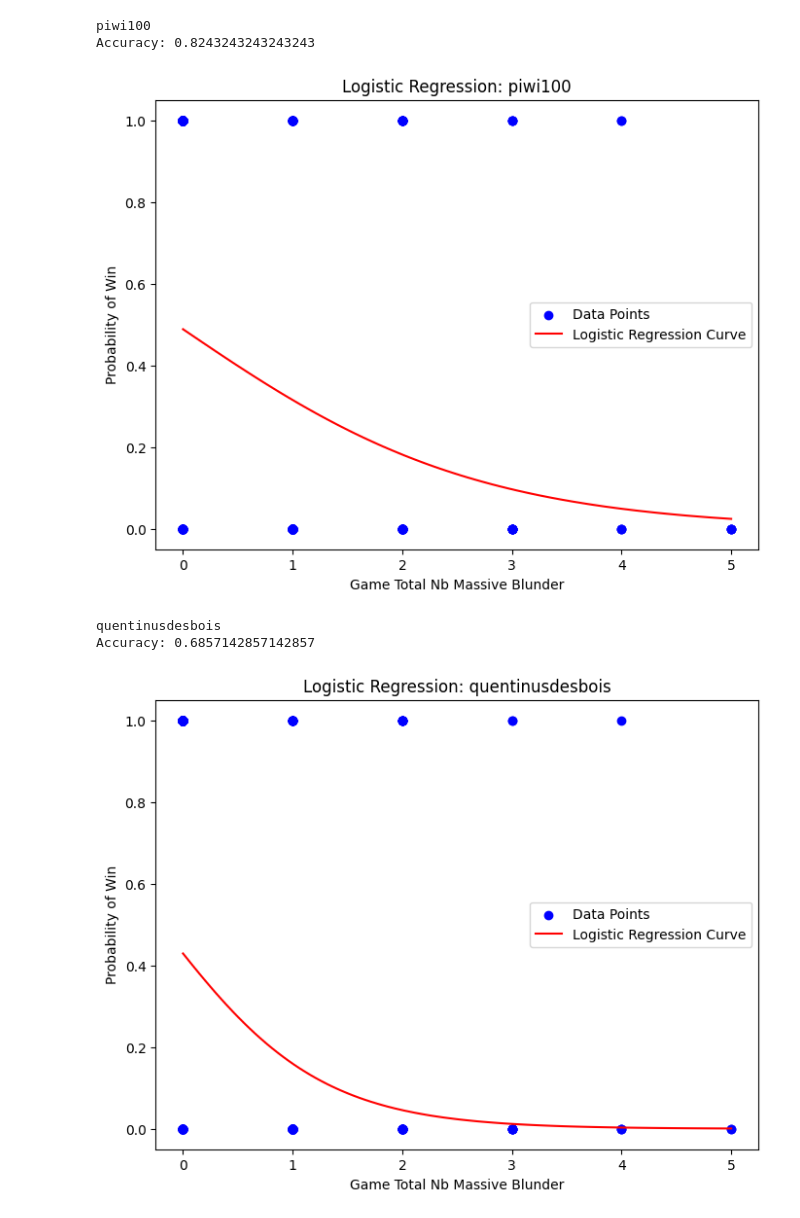
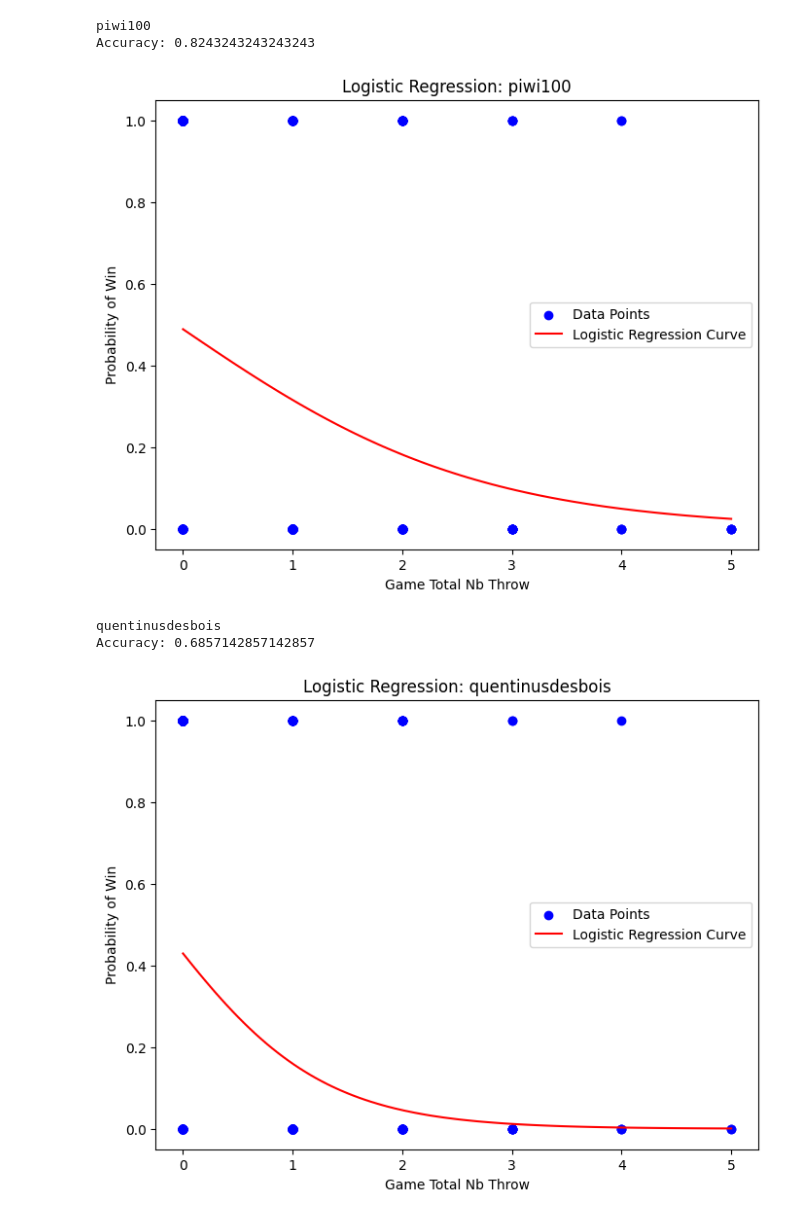
Before and after one commit to gabriellegall/chess_com_bi, a Jupyter notebook: analyses/player_segmentation.ipynb, the cells around one changed output. Cells and saved outputs as stored; diff of their text form; code cells hidden in the pictures.

```diff
--- a/analyses/player_segmentation.ipynb
+++ b/analyses/player_segmentation.ipynb
@@ -70,37 +70,37 @@ def train_logistic_regression(username: str, games_df: pd.DataFrame) -> None:
     plt.scatter(X, y, color='blue', label='Data Points')
 
     # Generating values for plotting the logistic curve
     X_range = np.linspace(X.min(), X.max(), 100).reshape(-1, 1)
     y_prob = model.predict_proba(X_range)[:, 1]  # Get the probabilities for the positive class
 
     # Plot the logistic curve
     plt.plot(X_range, y_prob, color='red', label='Logistic Regression Curve')
 
     # Labels and title
-    plt.xlabel('Game Total Nb Massive Blunder')
+    plt.xlabel('Game Total Nb Throw')
     plt.ylabel('Probability of Win')
     plt.title(f'Logistic Regression: {username}')
     plt.legend()
 
     # Set x-axis to integer ticks
     x_min = int(X.min().iloc[0])
     x_max = int(X.max().iloc[0])
     plt.xticks(np.arange(x_min, x_max + 1, 1))
 
     # Show the plot
     plt.show()
 
 # Example usage
 train_logistic_regression('piwi100', games)
 train_logistic_regression('quentinusdesbois', games)
 train_logistic_regression('leprechess', games)
 train_logistic_regression('bgdu33', games)
 # %% [output]
 piwi100
 Accuracy: 0.8243243243243243
-[figure, old version]
+[figure, new version]
 quentinusdesbois
 Accuracy: 0.6857142857142857
-[figure, old version]
+[figure, new version]
 leprechess
 Accuracy: 0.568904593639576
```
Also changed, not shown: parts of 1 cell of this notebook.
